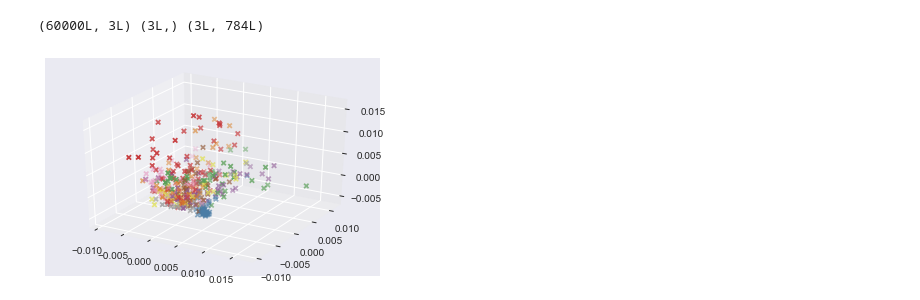
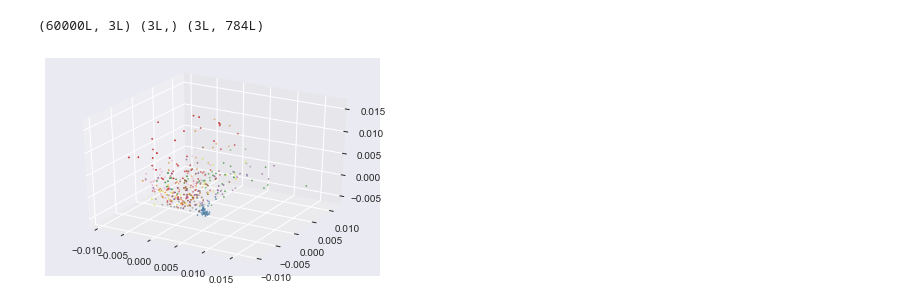
Before and after one commit to zxybazh/PRML-Assignment, a Jupyter notebook: assignment4/src/mnist.ipynb, the cells around one changed output. Cells and saved outputs as stored; diff of their text form; code cells hidden in the pictures.

```diff
--- a/assignment4/src/mnist.ipynb
+++ b/assignment4/src/mnist.ipynb
@@ -55,14 +55,14 @@ print u.shape, s.shape, v.shape
 # %%
 num = 400
 from mpl_toolkits.mplot3d import Axes3D
 fig = plt.figure()
 ax = fig.add_subplot(111, projection='3d')
 ax.scatter(u.T[0][:num], u.T[1][:num], u.T[2][:num], \
            c=[sns.color_palette("Set1", n_colors=10, desat=.7)[w] for w in Y_train[:num]],\
-           marker='x')
+           marker='x', s = 1)
 plt.show()
 # %% [output]
-[figure, old version]
+[figure, new version]
 # %%
 [w for w in Y_train]
 # %% [output]
```
